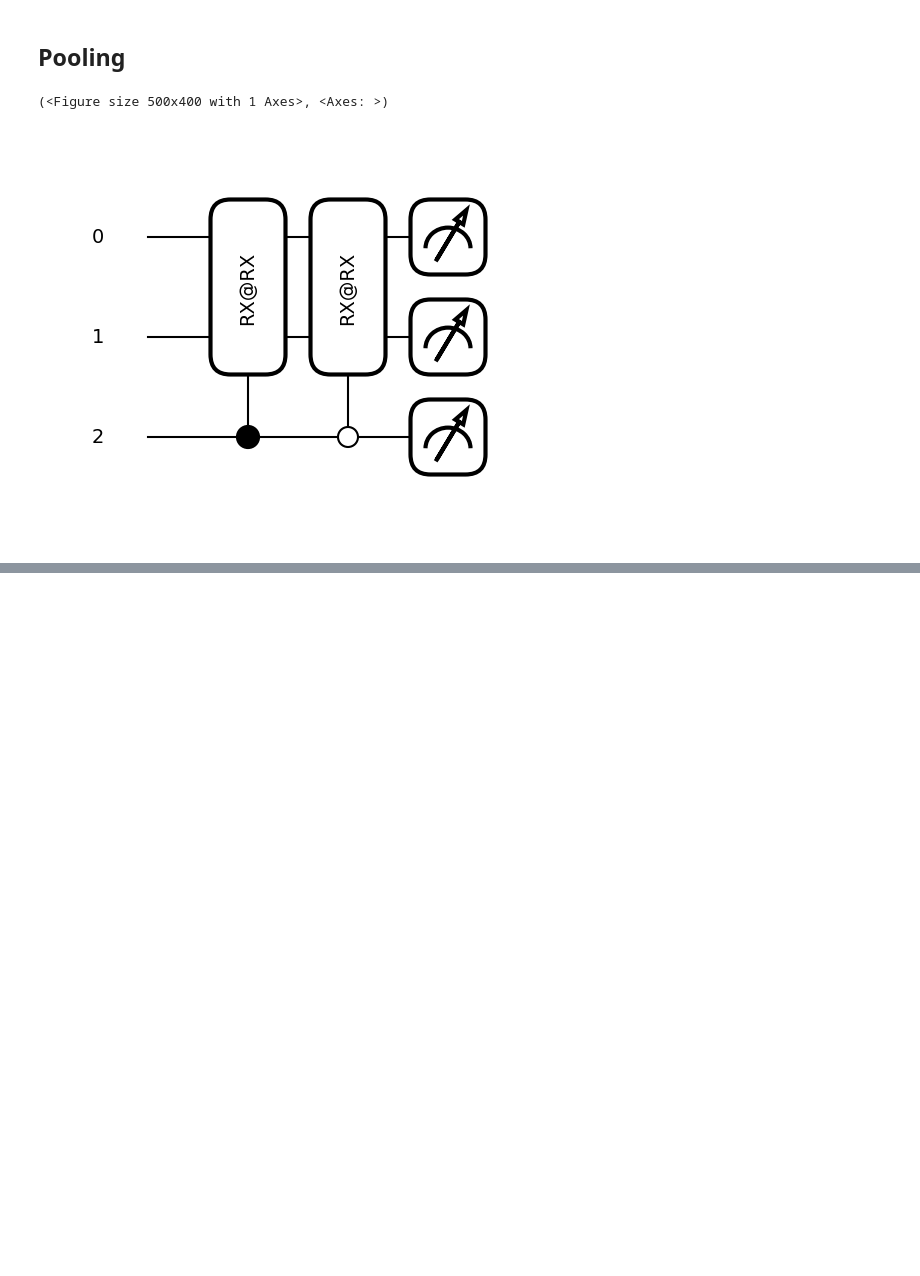
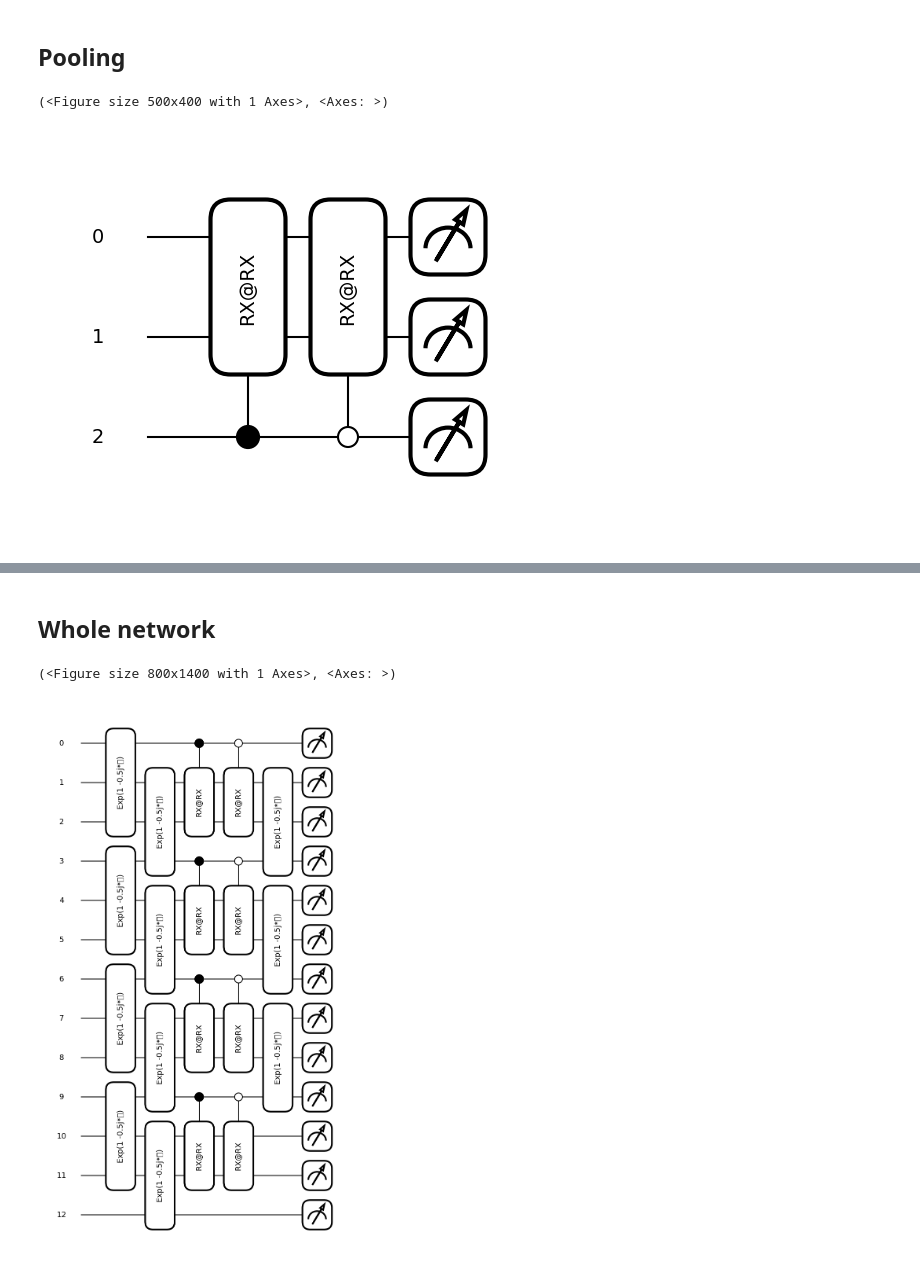
Before and after one commit to minhtriet/graddft-qnn, a Jupyter notebook: qcnn.ipynb, the cells around one changed output, grey strips where cells are left out. Cells and saved outputs as stored; diff of their text form; code cells hidden in the pictures; blank space fills up the shorter version.

```diff
--- a/qcnn.ipynb
+++ b/qcnn.ipynb
@@ -134,18 +144,18 @@ qml.draw_mpl(circuit)()
 # %% [markdown]
 ## Pooling
 # %%
-def pool():
-    base1 = qml.RX(0.5, wires=0) @ qml.RX(0.5, wires=1)
-    controlled1 = qml.ops.op_math.Controlled(base1, control_wires=2, control_values= True)
-    base2 = qml.RX(0.5, wires=0) @ qml.RX(0.5, wires=1)
-    controlled2 = qml.ops.op_math.Controlled(base2, control_wires=2, control_values= False)
+def pool(control_wire, act_wires):
+    base1 = qml.prod(*[qml.RX(0.5, wires=x) for x in act_wires])   # will be learnable
+    controlled1 = qml.ops.op_math.Controlled(base1, control_wires=control_wire, control_values= True)
+    base2 = qml.prod(*[qml.RX(0.5, wires=x) for x in act_wires])
+    controlled2 = qml.ops.op_math.Controlled(base2, control_wires=control_wire, control_values= False)
     return controlled1, controlled2
 # %%
 dev = qml.device('default.qubit', wires=3)
 
 @qml.qnode(dev)
 def circuit():
-    pool()
+    pool(2, [0, 1])
     return qml.state()
 
 qml.draw_mpl(circuit)()
@@ -160,0 +175,62 @@ for representation in representations:
+# %% [markdown]
+## Whole network
+# %%
+dev = qml.device('default.qubit', wires=12)
+
+@qml.qnode(dev)
+def circuit():
+
+    # layer 1
+    qml.exp(-1j * DFTQNN.gate_design(
+        len(dev.wires), [getattr(O_h, group["MEMBERS"][0])(size, True, starting_wire=0)], wires=[0,1,2]
+    )[0])
+    qml.exp(-1j * DFTQNN.gate_design(
+        len(dev.wires), [getattr(O_h, group["MEMBERS"][0])(size, True, starting_wire=3)], wires=[3,4,5]
+    )[0])
+    qml.exp(-1j * DFTQNN.gate_design(
+        len(dev.wires), [getattr(O_h, group["MEMBERS"][0])(size, True, starting_wire=6)], wires=[6,7,8]
+    )[0])
+    qml.exp(-1j * DFTQNN.gate_design(
+        len(dev.wires), [getattr(O_h, group["MEMBERS"][0])(size, True, starting_wire=9)], wires=[9,10,11]
+    )[0])
+
+    # layer 2
+    qml.exp(-1j * DFTQNN.gate_design(
+        len(dev.wires), [getattr(O_h, group["MEMBERS"][0])(size, True, starting_wire=1)], wires=[1,2,3]
+    )[0])
+    qml.exp(-1j * DFTQNN.gate_design(
+        len(dev.wires), [getattr(O_h, group["MEMBERS"][0])(size, True, starting_wire=4)], wires=[4,5,6]
+    )[0])
+    qml.exp(-1j * DFTQNN.gate_design(
+        len(dev.wires), [getattr(O_h, group["MEMBERS"][0])(size, True, starting_wire=7)], wires=[7,8,9]
+    )[0])
+    qml.exp(-1j * DFTQNN.gate_design(
+        len(dev.wires), [getattr(O_h, group["MEMBERS"][0])(size, True, starting_wire=10)], wires=[10,11,12]
+    )[0])
+
+    # pool
+    pool(0, [1, 2])
+    pool(3, [4, 5])
+    pool(6, [7, 8])
+    pool(9, [10, 11])
+
+    # layer 3
+    qml.exp(-1j * DFTQNN.gate_design(
+        len(dev.wires), [getattr(O_h, group["MEMBERS"][1])(size, True, starting_wire=1)], wires=[1,2,3]
+    )[0])
+    qml.exp(-1j * DFTQNN.gate_design(
+        len(dev.wires), [getattr(O_h, group["MEMBERS"][1])(size, True, starting_wire=4)], wires=[4,5,6]
+    )[0])
+    qml.exp(-1j * DFTQNN.gate_design(
+        len(dev.wires), [getattr(O_h, group["MEMBERS"][1])(size, True, starting_wire=7)], wires=[7,8,9]
+    )[0])
+
+
+    # layer 4, to do change this to 180 z rotation
+
+    return qml.probs()
+
+qml.draw_mpl(circuit)()
+# %% [output]
+(<Figure size 800x1400 with 1 Axes>, <Axes: >)
+[figure, added]
```
Also changed, not shown: parts of 13 cells of this notebook, 5 other files.
